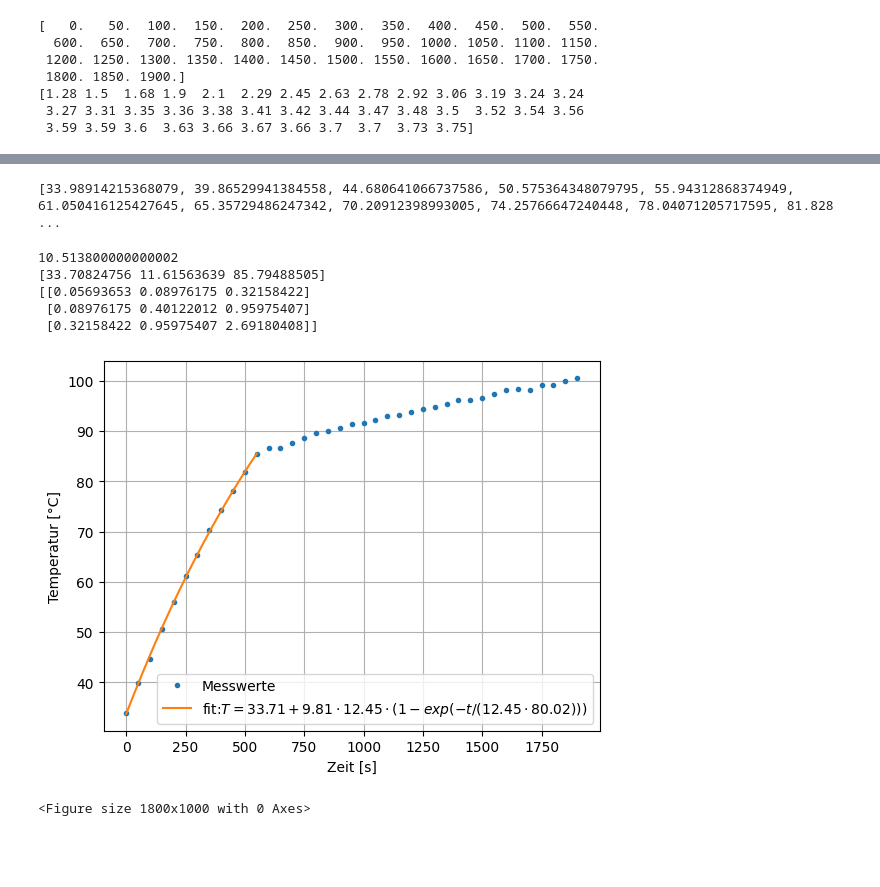
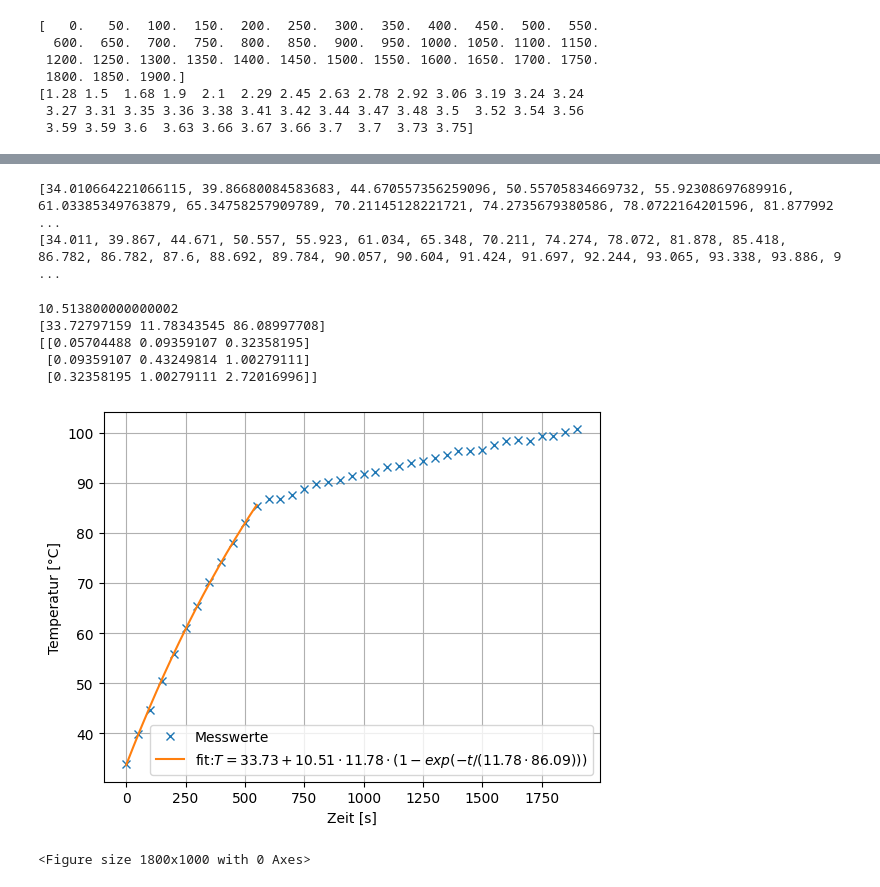
Before and after one commit to OhNoNotAnotherNerd/Ausarbeitung-Physik, a Jupyter notebook: SWE/SWE.ipynb, the cells around one changed output, grey strips where cells are left out. Drawn from its saved outputs; the diff is of its cells as text; code cells hidden in the pictures; blank space fills up the shorter version.

```diff
--- a/SWE/SWE.ipynb
+++ b/SWE/SWE.ipynb
@@ -24,7 +24,7 @@ print(U_mess)
 #Fit der Eichpunkte:
 
 T_eich=[69.4, 40.4, 0]
-U_eich=[2.6, 1.52, 0]
+U_eich=[2.6, 1.52, -0.01]
 
 def Eich_fit(x, a, b ,c ):
     return a*x**2+b*x+c
@@ -38,7 +38,7 @@ x_mod=np.linspace(min(T_eich), max(T_eich), 501)
 y_mod=Eich_fit(x=x_mod, a=a_mod, b=b_mod, c=c_mod)
 
 
-labelmod=rf'fit: ${a_mod:.2f} \cdot T^2+{b_mod:.4f} \cdot T+ {c_mod:.2f}$'
+labelmod=rf'fit: ${b_mod:.4f} \cdot T {c_mod:.2f}$'
 plt.plot(T_eich, U_eich, linestyle='', marker='o',label='Messwerte')
 plt.plot(x_mod ,y_mod, linestyle='-', label=labelmod)
 plt.grid(linestyle='-')
@@ -59,15 +59,22 @@ plt.show()
 
 def U_thermo_in_T_Celsius(U_mess, a_mod, b_mod, c_mod):
     T=[]
+    Tp=[]
     for i in range(len(U_mess)):
         xyz=( -b_mod + np.sqrt(b_mod**2 - 4 * a_mod*(c_mod-U_mess[i]) ) ) / (2 * a_mod)
+
         T.append(xyz)
     return T
 
 T=U_thermo_in_T_Celsius(U_mess=U_mess, a_mod=a_mod, b_mod=b_mod, c_mod=c_mod)
 print(T)
+Tround=[]
+for i in range(len(T)):
+    Tround.append(round(T[i],3))
+print(Tround)
 # %% [output]
-[33.98914215368079, 39.86529941384558, 44.680641066737586, 50.575364348079795, 55.94312868374949, 61.050416125427645, 65.35729486247342, 70.20912398993005, 74.25766647240448, 78.04071205717595, 81.828 ...
+[34.010664221066115, 39.86680084583683, 44.670557356259096, 50.55705834669732, 55.92308697689916, 61.03385349763879, 65.34758257909789, 70.21145128221721, 74.2735679380586, 78.0722164201596, 81.877992 ...
+[34.011, 39.867, 44.671, 50.557, 55.923, 61.034, 65.348, 70.211, 74.274, 78.072, 81.878, 85.418, 86.782, 86.782, 87.6, 88.692, 89.784, 90.057, 90.604, 91.424, 91.697, 92.244, 93.065, 93.338, 93.886, 9 ...
 # %%
 #Berechnung Heizspannung
 U_vers = 5.94
@@ -91,30 +98,30 @@ x_mod2=np.linspace(t_mess[0], t_mess[11], 501)
 y_mod=kurve_fest_fit(x=x_mod2, T_u=T_u_mod, R_th=R_th_mod, C_tot=C_tot_mod)
 # %% [output]
 10.513800000000002
-[33.70824756 11.61563639 85.79488505]
-[[0.05693653 0.08976175 0.32158422]
- [0.08976175 0.40122012 0.95975407]
- [0.32158422 0.95975407 2.69180408]]
+[33.72797159 11.78343545 86.08997708]
+[[0.05704488 0.09359107 0.32358195]
+ [0.09359107 0.43249814 1.00279111]
+ [0.32358195 1.00279111 2.72016996]]
 # %%
 #plot Zeit-Temperatur
 
 
-plt.plot(t_mess, T, linestyle='', marker='.', label='Messwerte')
+plt.plot(t_mess, T, linestyle='', marker='x', label='Messwerte')
 labelexp=rf'fit:$T={T_u_mod:.2f}+{P_h:.2f} \cdot{R_th_mod:.2f}\cdot (1-exp(-t/({R_th_mod:.2f}\cdot {C_tot_mod:.2f})))$'
 plt.plot(x_mod2, y_mod, linestyle='-', marker='', label=labelexp)
 plt.grid(linestyle='-')
 #label lässt sich so verkleinern
 mpl.rcParams.update({'font.size': 10})
 
 plt.legend()
 plt.xlabel('Zeit [s]')
 plt.ylabel('Temperatur [°C]')
 plt.figure(figsize=(18,10))
 plt.show()
 
 #versuch hohe Qualität nix gut bis jetzt
 # %% [output]
-[figure, old version]
+[figure, new version]
 <Figure size 1800x1000 with 0 Axes>
 # %%
 #Unsicherheiten der Knickpunkte:
```
Also changed, not shown: parts of 2 cells of this notebook.
